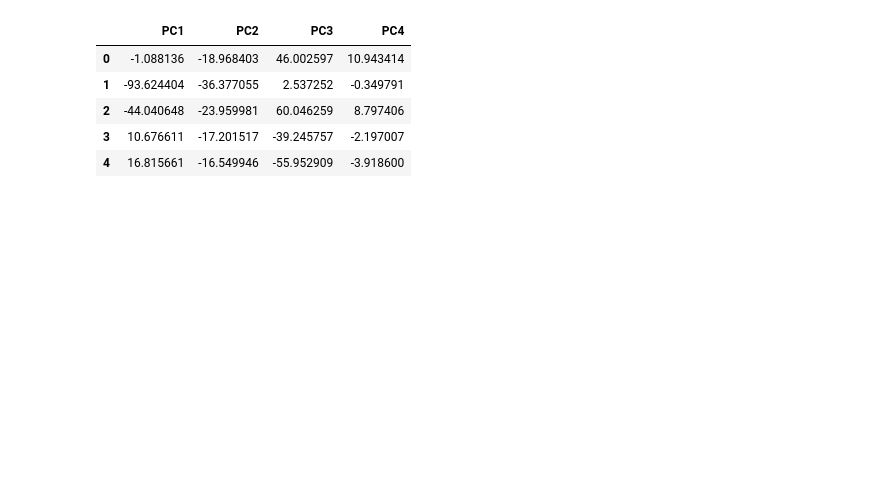
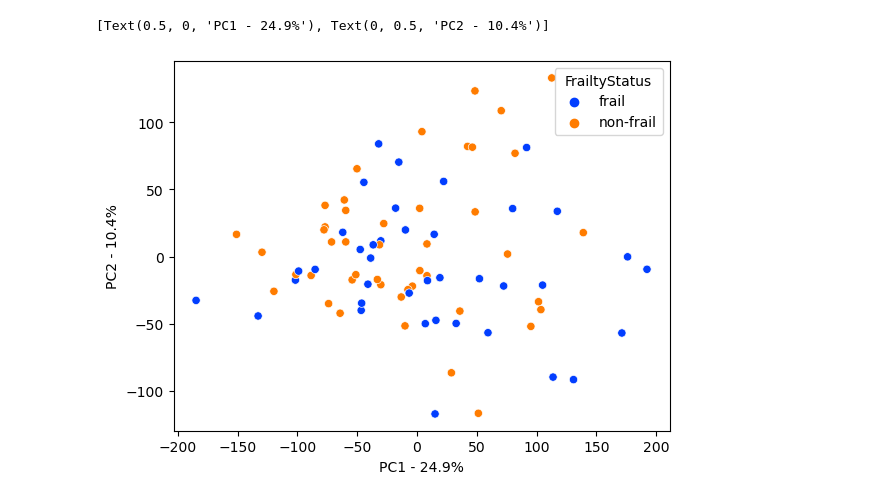
Before and after one commit to jonathjd/rnaseq-analysis, a Jupyter notebook: 2.0-jd-pca.ipynb, the cells around one changed output. Drawn from its saved outputs; the diff is of its cells as text; code cells hidden in the pictures; blank space fills up the shorter version.

```diff
--- a/2.0-jd-pca.ipynb
+++ b/2.0-jd-pca.ipynb
@@ -80,0 +24,8 @@ Y = merged_df[['SampleID', 'SampleTiming', 'FrailtyStatus',	'Age']]
+# %%
+meta = df[[
+    'SampleID',
+    'SampleTiming',
+    'FrailtyStatus',
+    'Age'
+]]
+meta.head()
@@ -127,10 +91,21 @@ SyntaxError: invalid syntax (3096272468.py, line 2)
-# %%
-# Need to be able to categorize the points
-pca_df_scaled.head()
-# %% [output]
-|  | PC1 | PC2 | PC3 | PC4 |
-| 0 | -1.088136 | -18.968403 | 46.002597 | 10.943414 |
-| 1 | -93.624404 | -36.377055 | 2.537252 | -0.349791 |
-| 2 | -44.040648 | -23.959981 | 60.046259 | 8.797406 |
-| 3 | 10.676611 | -17.201517 | -39.245757 | -2.197007 |
-| 4 | 16.815661 | -16.549946 | -55.952909 | -3.918600 |
+# %%
+# use seaborn to generate biplot
+# Hue for frailty status, sample timing, sampleid
+
+# Generate labels
+x_label = f'PC1 - {per_var[0]}%'
+y_label = f'PC2 - {per_var[1]}%'
+
+#Generate fig
+ax = sns.scatterplot(
+    data=pca_df_scaled,
+    x=pca_df_scaled.PC1,
+    y=pca_df_scaled.PC2,
+    hue='FrailtyStatus',
+    palette='bright'
+    )
+
+ax.set(xlabel=x_label, ylabel=y_label)
+# %% [output]
+[Text(0.5, 0, 'PC1 - 24.9%'), Text(0, 0.5, 'PC2 - 10.4%')]
+[figure, added]
```
Also changed, not shown: parts of 18 cells of this notebook, 3 other files.
